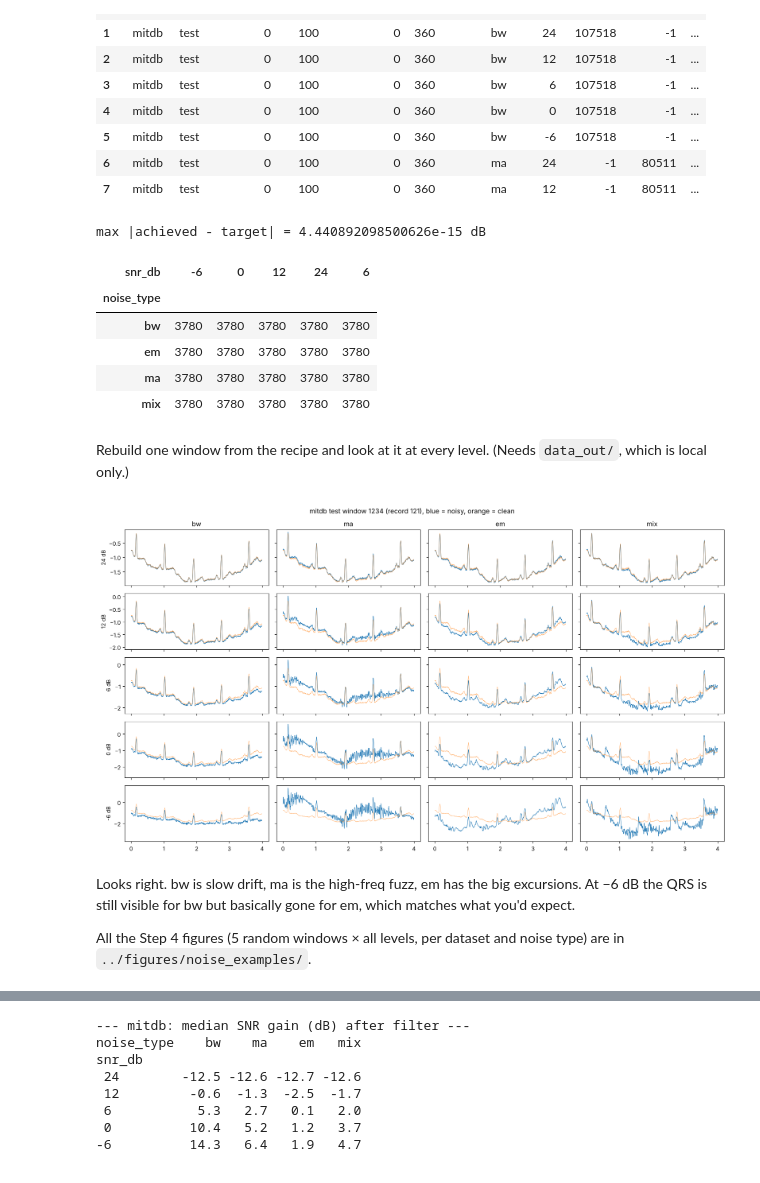
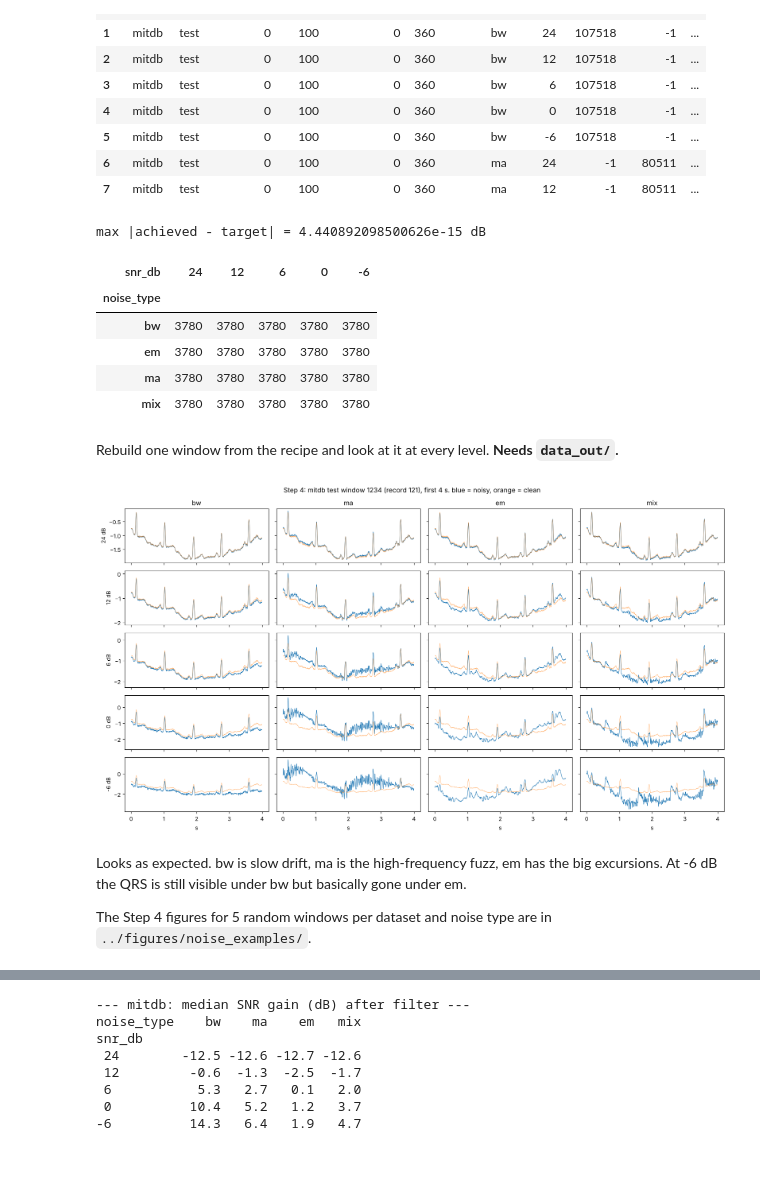
Before and after one commit to Salekin-13/ecg_denoise, a Jupyter notebook: research/notebooks/01_results_steps2to5.ipynb, the cells around one changed output, grey strips where cells are left out. Drawn from its saved outputs; the diff is of its cells as text; code cells hidden in the pictures.

```diff
--- a/research/notebooks/01_results_steps2to5.ipynb
+++ b/research/notebooks/01_results_steps2to5.ipynb
@@ -9,14 +11,21 @@ Step 1 (novelty check / reading) is still ongoing in parallel, not covered here.
 # %%
-import sys, gzip
+import sys
 from pathlib import Path
 import numpy as np
 import pandas as pd
 import matplotlib.pyplot as plt
 
-RESEARCH = Path.cwd().parent if Path.cwd().name == "notebooks" else Path("research")
+# works from the repo root or from research/notebooks
+root = Path.cwd()
+while not (root / "Research_Plan.md").exists() and root != root.parent:
+    root = root.parent
+RESEARCH = root / "research"
+assert (RESEARCH / "scripts" / "common.py").exists(), f"can't find research/ from {Path.cwd()}"
 sys.path.insert(0, str(RESEARCH / "scripts"))
 from common import make_noisy, power, snr_db, DEFAULT_SNRS, NOISE_TYPES
 
+levels = [s for s in DEFAULT_SNRS if s != "clean"]   # 24, 12, 6, 0, -6
+types = NOISE_TYPES + ["mix"]
 pd.set_option("display.width", 140)
 plt.rcParams["figure.dpi"] = 100
 RESEARCH
@@ -142,49 +153,49 @@ rec.head(8)
 | 6 | mitdb | test | 0 | 100 | 0 | 360 | ma | 24 | -1 | 80511 | ... |
 | 7 | mitdb | test | 0 | 100 | 0 | 360 | ma | 12 | -1 | 80511 | ... |
 # %%
-# sanity: achieved SNR == target SNR (should be numerically exact)
-noisy_rows = rec[rec.noise_type != "none"]
-err = (noisy_rows["achieved_snr_db"] - noisy_rows["snr_db"].astype(float)).abs()
+# sanity: achieved SNR == target SNR (should be exact up to float error)
+noisy_rows = rec[rec.noise_type != "none"].assign(snr_db=lambda d: d.snr_db.astype(int))
+err = (noisy_rows["achieved_snr_db"] - noisy_rows["snr_db"]).abs()
 print("max |achieved - target| =", err.max(), "dB")
-noisy_rows.groupby(["noise_type", "snr_db"]).size().unstack()
+noisy_rows.groupby(["noise_type", "snr_db"]).size().unstack()[levels]
 # %% [output]
 max |achieved - target| = 4.440892098500626e-15 dB
-| snr_db | -6 | 0 | 12 | 24 | 6 |
+| snr_db | 24 | 12 | 6 | 0 | -6 |
 | noise_type |  |  |  |  |  |
 | bw | 3780 | 3780 | 3780 | 3780 | 3780 |
 | em | 3780 | 3780 | 3780 | 3780 | 3780 |
 | ma | 3780 | 3780 | 3780 | 3780 | 3780 |
 | mix | 3780 | 3780 | 3780 | 3780 | 3780 |
 # %% [markdown]
-Rebuild one window from the recipe and look at it at every level. (Needs `data_out/`, which is local only.)
+Rebuild one window from the recipe and look at it at every level. **Needs `data_out/`.**
 # %%
 clean = np.load(RESEARCH / "data_out" / "mitdb_test_clean.npz")
 X, fs = clean["X"].astype(float), int(clean["fs"])
 bank = dict(np.load(RESEARCH / "data_out" / f"noise_bank_test_{fs}.npz"))
+t = np.arange(X.shape[1]) / fs
 
-wid = 1234
+wid = min(1234, len(X) - 1)
 x = X[wid]
 rows = rec[rec.window_id == wid]
-levels = [s for s in DEFAULT_SNRS if s != "clean"]
-t = np.arange(len(x)) / fs
 show = slice(0, 4 * fs)
 
 fig, axes = plt.subplots(len(levels), 4, figsize=(16, 9), sharex=True, sharey="row")
-for j, ntype in enumerate(NOISE_TYPES + ["mix"]):
+for j, ntype in enumerate(types):
     for i, s in enumerate(levels):
         r = rows[(rows.noise_type == ntype) & (rows.snr_db.astype(str) == str(s))].iloc[0]
         y = make_noisy(x, bank, r.to_dict())
         ax = axes[i, j]
         ax.plot(t[show], y[show], lw=0.7)
         ax.plot(t[show], x[show], lw=0.6, alpha=0.6)
         if i == 0: ax.set_title(ntype)
         if j == 0: ax.set_ylabel(f"{s} dB")
-fig.suptitle(f"mitdb test window {wid} (record {rows.record.iloc[0]}), blue = noisy, orange = clean")
+for ax in axes[-1]: ax.set_xlabel("s")
+fig.suptitle(f"Step 4: mitdb test window {wid} (record {rows.record.iloc[0]}), first 4 s. blue = noisy, orange = clean")
 fig.tight_layout();
 # %% [output]
-[figure, old version]
+[figure, new version]
 # %% [markdown]
-Looks right. bw is slow drift, ma is the high-freq fuzz, em has the big excursions. At −6 dB the QRS is still visible for bw but basically gone for em, which matches what you'd expect.
+Looks as expected. bw is slow drift, ma is the high-frequency fuzz, em has the big excursions. At -6 dB the QRS is still visible under bw but basically gone under em.
 
-All the Step 4 figures (5 random windows × all levels, per dataset and noise type) are in `../figures/noise_examples/`.
+The Step 4 figures for 5 random windows per dataset and noise type are in `../figures/noise_examples/`.
 # %% [markdown]
```
Also changed, not shown: parts of 27 cells of this notebook, 2 other files.
